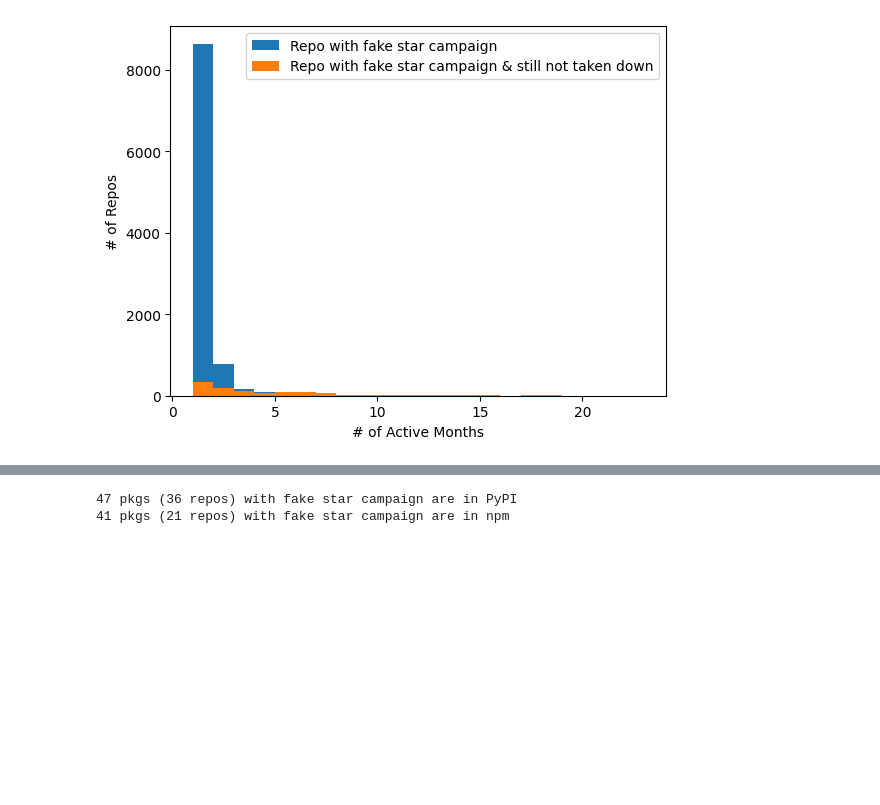
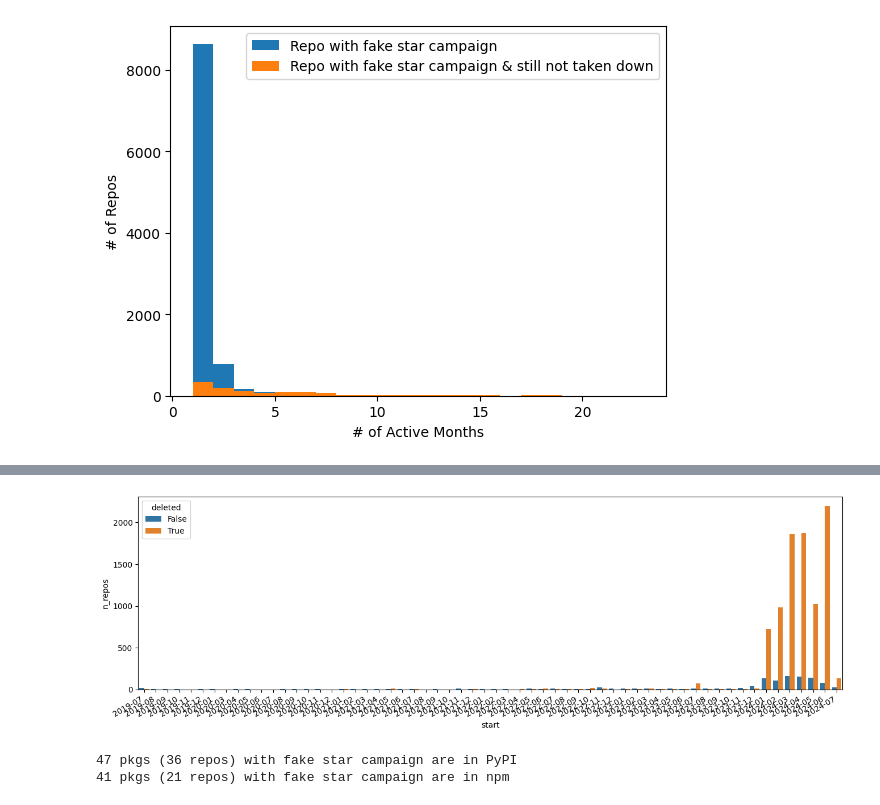
Before and after one commit to hehao98/StarScout, a Jupyter notebook: exploratory_analysis_copycatch.ipynb, the cells around one changed output, grey strips where cells are left out. Cells and saved outputs as stored; diff of their text form; code cells hidden in the pictures; blank space fills up the shorter version.

```diff
--- a/exploratory_analysis_copycatch.ipynb
+++ b/exploratory_analysis_copycatch.ipynb
@@ -108,3 +159,24 @@ Text(0.5, 0, '# of Active Months')
+# %%
+repo_to_deletion = (
+    (
+        stars[stars.repo.isin(repos_with_compaign)]
+        .groupby("repo")
+        .agg(
+            start=("month", "min"),
+        )
+        .reset_index()
+    )
+    .join(repos.set_index("repo_name").repo_id.isna().rename("deleted"), on="repo")
+    .groupby(["start", "deleted"])
+    .size()
+    .reset_index(name="n_repos")
+)
+
+fig, ax = plt.subplots(figsize=(16, 5))
+sns.barplot(data=repo_to_deletion, x="start", y="n_repos", hue="deleted", ax=ax)
+fig.autofmt_xdate()
+# %% [output]
+[figure, added]
 # %%
 pypi_pkgs, pypi_downloads = data.get_pypi_pkgs_and_downloads()
 print(
```
Also changed, not shown: parts of 4 cells of this notebook, 3 other files.
